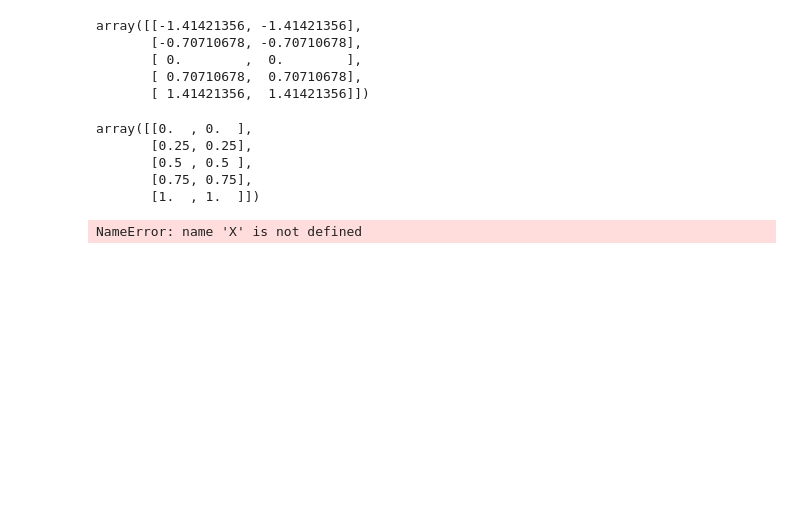
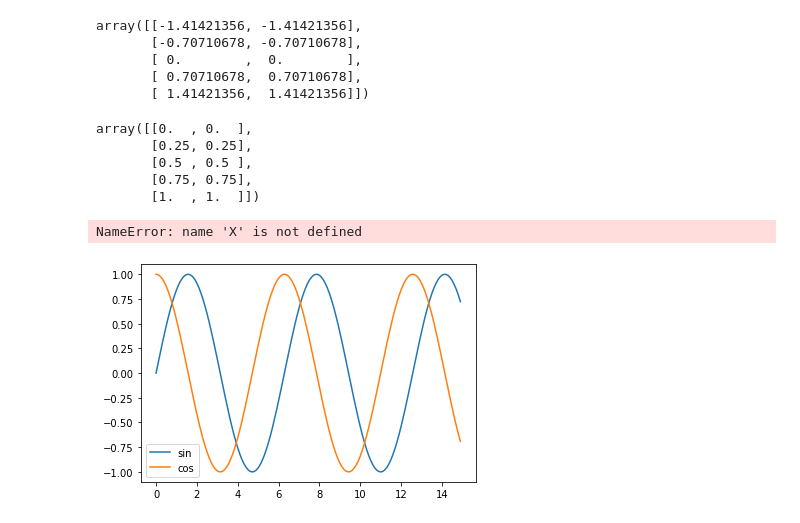
Before and after one commit to skiym-aaa/pydatavenv, a Jupyter notebook: Summary.ipynb, the cells around one changed output. Saved outputs shown, nothing was run; the diff lists cells and outputs as text; code cells hidden in the pictures; blank space fills up the shorter version.

```diff
--- a/Summary.ipynb
+++ b/Summary.ipynb
@@ -1149,3 +1165,17 @@ NameError: name 'X' is not defined
 # 最初に全てのデータが1つのクラスタに所属していると考え、順次クラスタを分割していくアプローチ
 
 # 樹形図(デンドログラム)はSciPyライブラリのcluster.hierarchy.dendrogram関数
+# %%
+import numpy as np
+import matplotlib.pyplot as plt
+x = np.arange(0.0, 15.0, 0.1)
+y1 = np.sin(x)
+y2 = np.cos(x)
+fig, ax = plt.subplots() # サブプロットは一つ
+ax.plot(x, y1, label='sin')
+ax.plot(x, y2, label='cos')
+ax.legend()
+
+plt.show()
+# %% [output]
+[figure, added]
```
Also changed, not shown: parts of 9 cells of this notebook.
